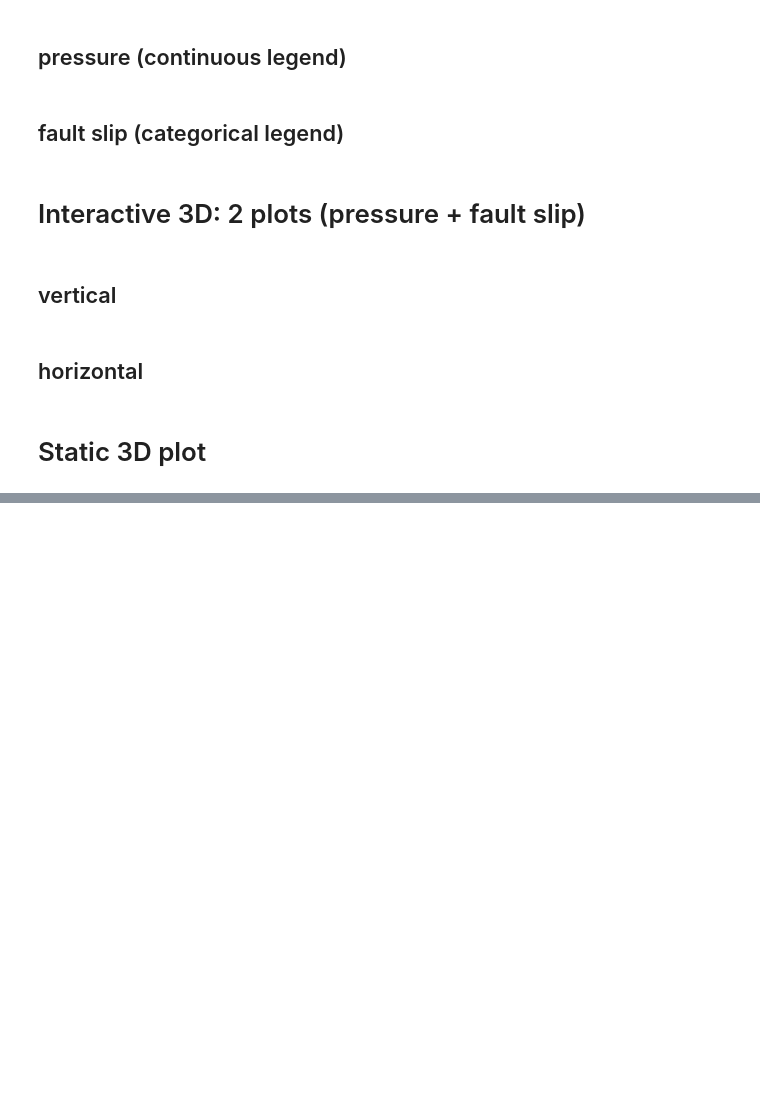
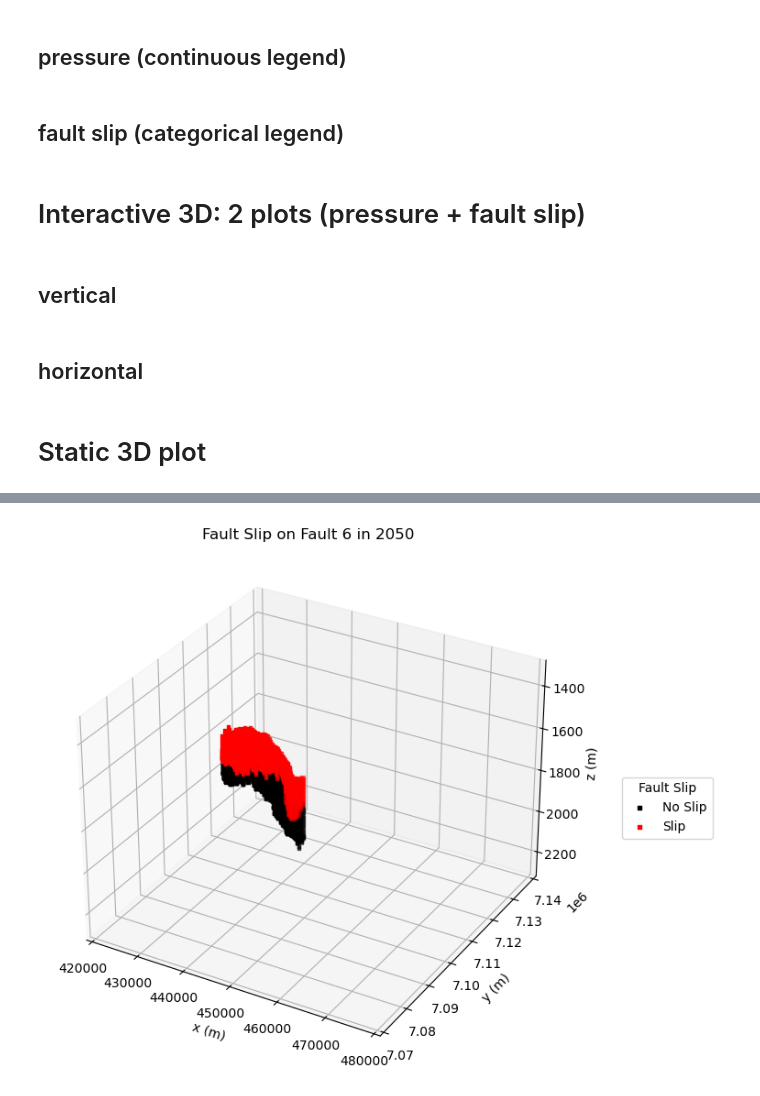
Before and after one commit to JihuiDing/postCMGsim, a Jupyter notebook: nb_plot_3D.ipynb, the cells around one changed output, grey strips where cells are left out. Cells and saved outputs as stored; diff of their text form; code cells hidden in the pictures; blank space fills up the shorter version.

```diff
--- a/nb_plot_3D.ipynb
+++ b/nb_plot_3D.ipynb
@@ -537,0 +540,53 @@ plt.show()
+# %%
+import matplotlib.pyplot as plt
+import numpy as np
+# parameters
+fault_id = 0; year = 2050; year_list = [2030, 2040, 2050, 2060, 2550, 3050]
+# load data
+coor_fault = np.load('results/JD_Sula_2025_flow_coor&fault_reservoir.npy')
+pres = np.load('data/results_trimmed/case1_PRES.npy')
+fault_slip = np.load('results/fault_slip/case1_fault_slip.npy')
+# Filter data for the specific fault_id
+mask = (coor_fault[:,:,:,3] == fault_id)
+x_coor,y_coor,z_coor = coor_fault[:,:,:,0][mask], coor_fault[:,:,:,1][mask], coor_fault[:,:,:,2][mask]
+pres_val = pres[:,:,:,year_list.index(year)][mask]/1000 # convert to MPa
+fault_slip_val = fault_slip[:,:,:,year_list.index(year)][mask]
+
+# Create a 3D plot
+fig = plt.figure(figsize=(12, 6))
+ax = fig.add_subplot(111, projection='3d')
+# Masks for categories
+mask0 = (fault_slip_val == 0)
+mask1 = (fault_slip_val == 1)
+
+# Plot each category separately
+ax.scatter(x_coor[mask0], y_coor[mask0], z_coor[mask0],
+           c='black', s=5, marker='s', label='No Slip')
+ax.scatter(x_coor[mask1], y_coor[mask1], z_coor[mask1],
+           c='red', s=5, marker='s', label='Slip')
+
+# Add categorical legend on the right, outside the plot
+ax.legend(
+    title="Fault Slip",
+    loc="center left",
+    bbox_to_anchor=(1.1, 0.5),   # (x, y) anchor relative to the axes
+    borderaxespad=0.
+)
+
+# Adjust layout so plot + legend fit
+plt.tight_layout()
+
+ax.set_xlabel('x (m)')
+ax.set_ylabel('y (m)')
+ax.set_zlabel('z (m)')
+ax.set_xlim(420000, 480000)
+ax.set_ylim(7070000, 7140000)
+ax.set_zlim(2300,1300)
+ax.set_title(f'Fault Slip on Fault 6 in {year}')
+# --- CHANGE PERSPECTIVE HERE ---
+# ax.view_init(elev=90, azim=0) # Example: Top-down view
+# ax.view_init(elev=20, azim=-65) # Example: A good starting isometric view
+# Show plot
+plt.show()
+# %% [output]
+[figure, added]
```
Also changed, not shown: parts of 1 cell of this notebook.
